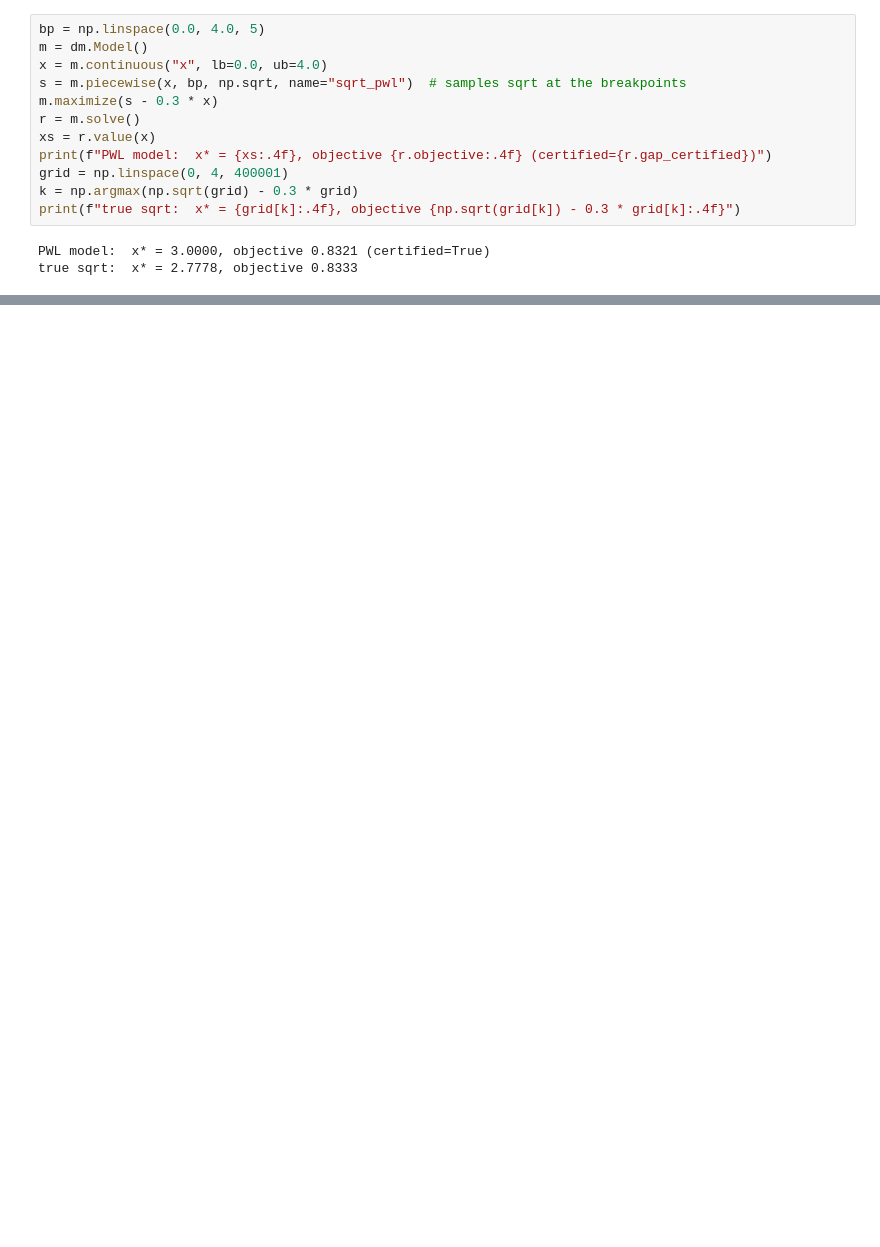
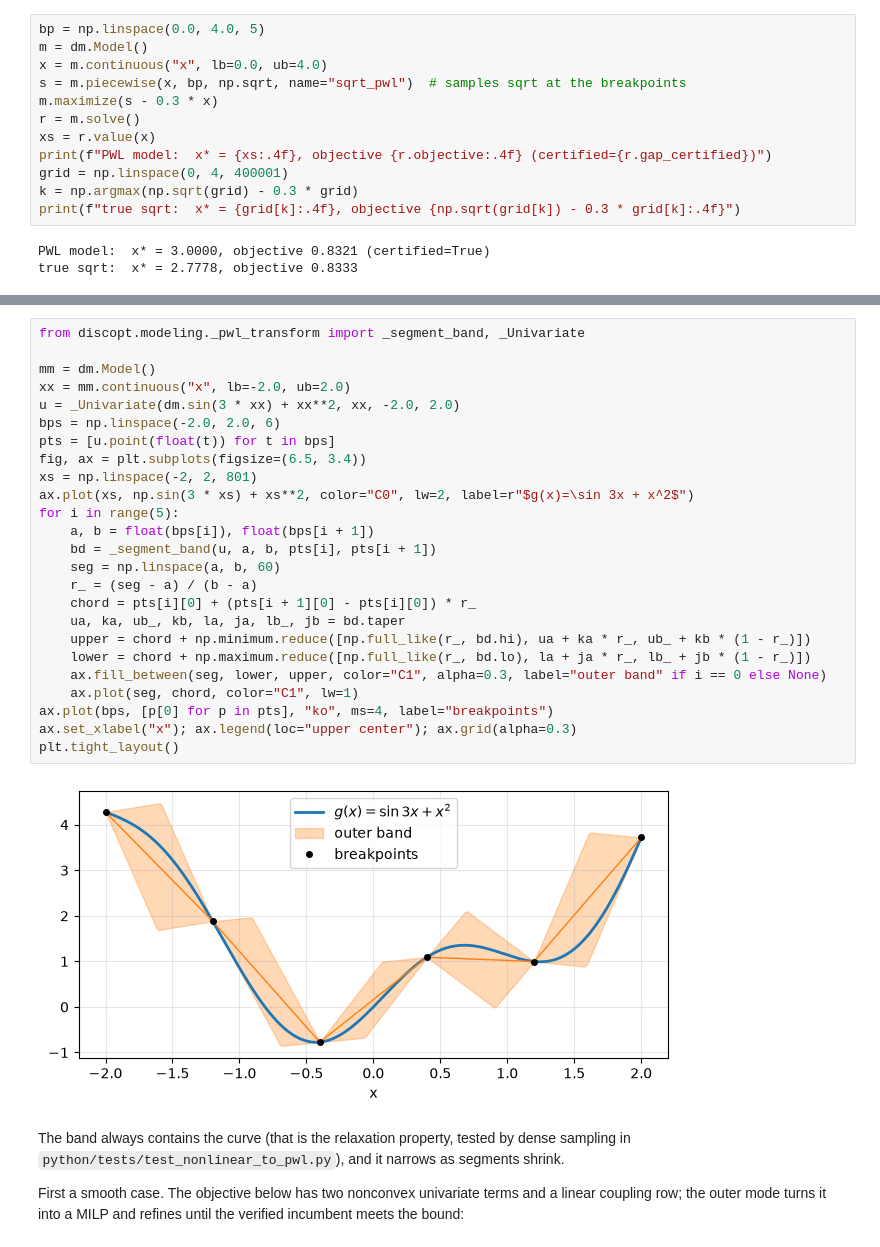
Before and after one commit to jkitchin/discopt, a Jupyter notebook: docs/notebooks/piecewise_linear.ipynb, the cells around one changed output, grey strips where cells are left out. Cells and saved outputs as stored; diff of their text form; blank space fills up the shorter version.

```diff
--- a/docs/notebooks/piecewise_linear.ipynb
+++ b/docs/notebooks/piecewise_linear.ipynb
@@ -323,0 +342,35 @@ Full citations are on the [References](../references.md) page.
+# %%
+from discopt.modeling._pwl_transform import _segment_band, _Univariate
+
+mm = dm.Model()
+xx = mm.continuous("x", lb=-2.0, ub=2.0)
+u = _Univariate(dm.sin(3 * xx) + xx**2, xx, -2.0, 2.0)
+bps = np.linspace(-2.0, 2.0, 6)
+pts = [u.point(float(t)) for t in bps]
+fig, ax = plt.subplots(figsize=(6.5, 3.4))
+xs = np.linspace(-2, 2, 801)
+ax.plot(xs, np.sin(3 * xs) + xs**2, color="C0", lw=2, label=r"$g(x)=\sin 3x + x^2$")
+for i in range(5):
+    a, b = float(bps[i]), float(bps[i + 1])
+    bd = _segment_band(u, a, b, pts[i], pts[i + 1])
+    seg = np.linspace(a, b, 60)
+    r_ = (seg - a) / (b - a)
+    chord = pts[i][0] + (pts[i + 1][0] - pts[i][0]) * r_
+    ua, ka, ub_, kb, la, ja, lb_, jb = bd.taper
+    upper = chord + np.minimum.reduce([np.full_like(r_, bd.hi), ua + ka * r_, ub_ + kb * (1 - r_)])
+    lower = chord + np.maximum.reduce([np.full_like(r_, bd.lo), la + ja * r_, lb_ + jb * (1 - r_)])
+    ax.fill_between(seg, lower, upper, color="C1", alpha=0.3, label="outer band" if i == 0 else None)
+    ax.plot(seg, chord, color="C1", lw=1)
+ax.plot(bps, [p[0] for p in pts], "ko", ms=4, label="breakpoints")
+ax.set_xlabel("x"); ax.legend(loc="upper center"); ax.grid(alpha=0.3)
+plt.tight_layout()
+# %% [output]
+[figure, added]
+# %% [markdown]
+The band always contains the curve (that is the relaxation property, tested by dense
+sampling in `python/tests/test_nonlinear_to_pwl.py`), and it narrows as segments
+shrink.
+
+First a smooth case. The objective below has two nonconvex univariate terms and a
+linear coupling row; the outer mode turns it into a MILP and refines until the
+verified incumbent meets the bound:
```
Also changed, not shown: parts of 9 cells of this notebook, 15 other files.
